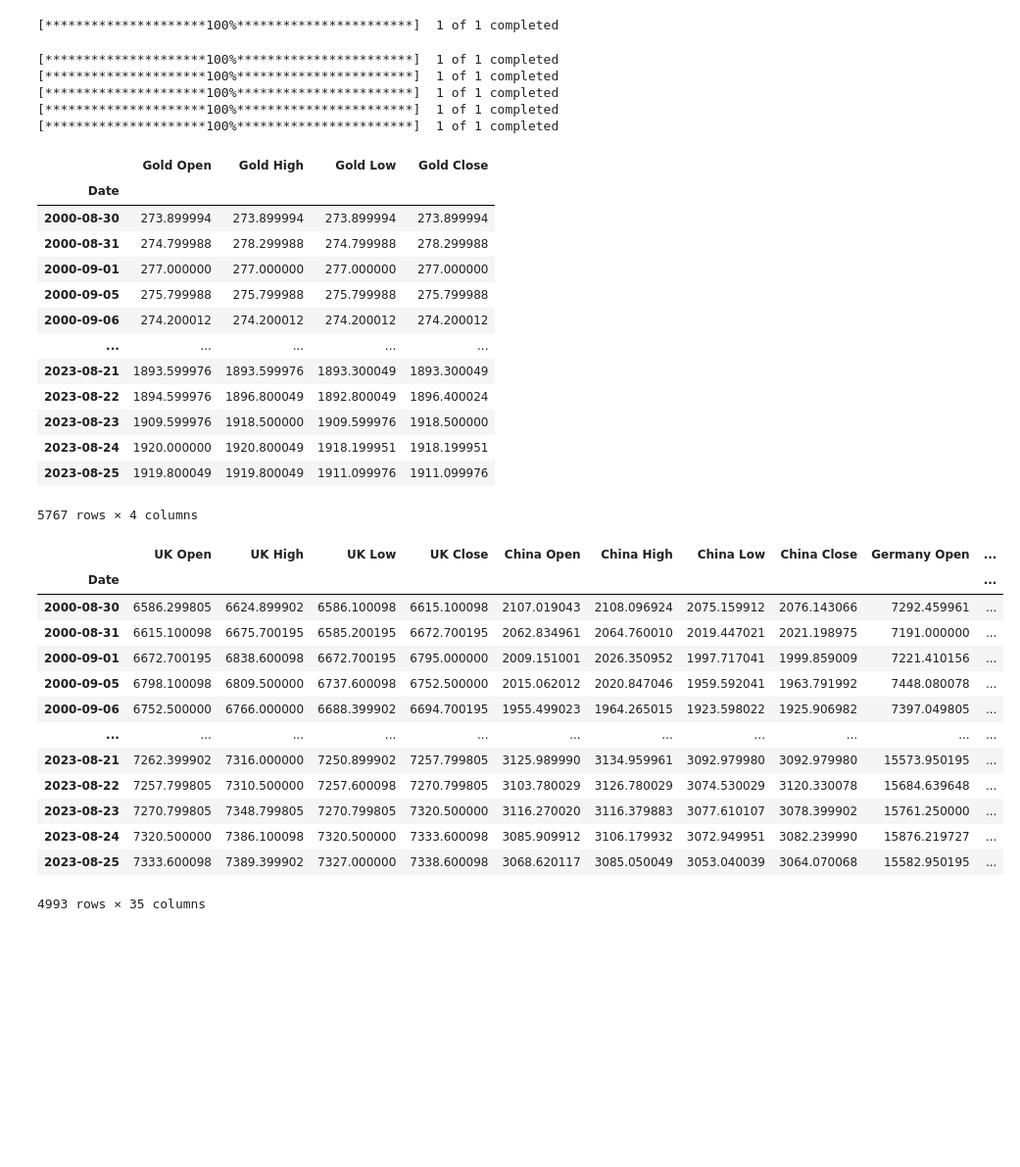
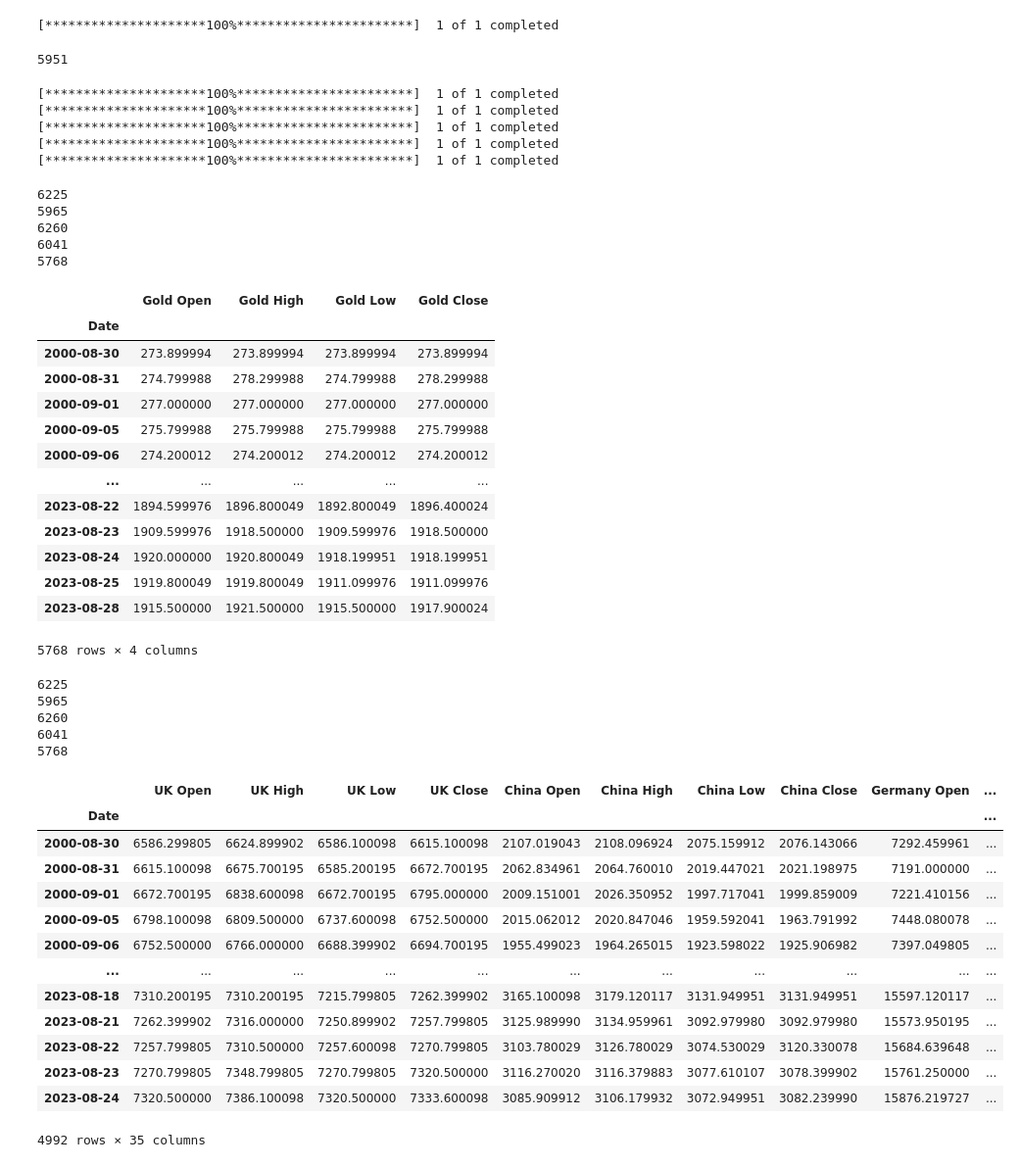
Before and after one commit to kennysiegler/project-four, a Jupyter notebook: RandomForestSPY_Ed.ipynb, the cells around one changed output. Shown at 98% size. Saved outputs shown, nothing was run; the diff lists cells and outputs as text; code cells hidden in the pictures; blank space fills up the shorter version.

```diff
--- a/RandomForestSPY_Ed.ipynb
+++ b/RandomForestSPY_Ed.ipynb
@@ -16,7 +16,7 @@ from sklearn.model_selection import GridSearchCV
 # %%
 def get_data(ticker, year,month,day):
     start = dt.datetime(1999,1,1)
-    end = dt.datetime.now()
+    end = dt.datetime(2023,8,29)
 
 
     df = yf.download(ticker,start,end)
@@ -129,9 +130,18 @@ df['ATR'] = ta.atr(df['High'], df['Low'], df['Close'] )
 # will be used to create a target
 df['Tomorrow'] = df['Close'].shift(-1)
 df['Target'] = (df['Tomorrow'] > df['Close']).astype(int)
-df = df.copy().loc['2000-01-01':]
+df = df.loc['2000-01-01':].copy()
 df.drop('Adj Close', axis=1, inplace=True)
-df.drop(df.tail(1).index, inplace=True)
+
+# save most recent daily data
+#df_most_recent = pd.DataFrame(df.tail(1))
+
+# drop most recent day from dataframe
+#df.drop(df.tail(1).index, inplace=True)
+# %%
+len(df)
+# %% [output]
+5951
 # %%
 # get foreign market and gold data
 UK_df = get_data('^FTSE',1999,1,1)
@@ -145,6 +155,18 @@ gold_df = get_data('GC=F',1999,1,1)
 [*********************100%***********************]  1 of 1 completed
 [*********************100%***********************]  1 of 1 completed
 [*********************100%***********************]  1 of 1 completed
+# %%
+print(len(UK_df))
+print(len(China_df))
+print(len(Germany_df))
+print(len(Japan_df))
+print(len(gold_df))
+# %% [output]
+6225
+5965
+6260
+6041
+5768
 # %%
 # clean foreign market data
 # some have empty volume columns for early 2000's
@@ -206,30 +228,46 @@ gold_df.loc['2000-01-01':]
 | 2000-09-05 | 275.799988 | 275.799988 | 275.799988 | 275.799988 |
 | 2000-09-06 | 274.200012 | 274.200012 | 274.200012 | 274.200012 |
 | ... | ... | ... | ... | ... |
-| 2023-08-21 | 1893.599976 | 1893.599976 | 1893.300049 | 1893.300049 |
 | 2023-08-22 | 1894.599976 | 1896.800049 | 1892.800049 | 1896.400024 |
 | 2023-08-23 | 1909.599976 | 1918.500000 | 1909.599976 | 1918.500000 |
 | 2023-08-24 | 1920.000000 | 1920.800049 | 1918.199951 | 1918.199951 |
 | 2023-08-25 | 1919.800049 | 1919.800049 | 1911.099976 | 1911.099976 |
+| 2023-08-28 | 1915.500000 | 1921.500000 | 1915.500000 | 1917.900024 |
-5767 rows × 4 columns
+5768 rows × 4 columns
+# %%
+print(len(UK_df))
+print(len(China_df))
+print(len(Germany_df))
+print(len(Japan_df))
+print(len(gold_df))
+# %% [output]
+6225
+5965
+6260
+6041
+5768
 # %%
 # merge into one df
 dfs = [UK_df, China_df, Germany_df, Japan_df, gold_df, df]
 df_merged = reduce(lambda  left,right: pd.merge(left,right,on=['Date'],
                                             how='inner'), dfs)
+
+# drop most recent day from dataframe
+df_merged.drop(df_merged.tail(1).index, inplace=True)
+
 df_merged
 # %% [output]
 |  | UK Open | UK High | UK Low | UK Close | China Open | China High | China Low | China Close | Germany Open | ... |
 | Date |  |  |  |  |  |  |  |  |  | ... |
 | 2000-08-30 | 6586.299805 | 6624.899902 | 6586.100098 | 6615.100098 | 2107.019043 | 2108.096924 | 2075.159912 | 2076.143066 | 7292.459961 | ... |
 | 2000-08-31 | 6615.100098 | 6675.700195 | 6585.200195 | 6672.700195 | 2062.834961 | 2064.760010 | 2019.447021 | 2021.198975 | 7191.000000 | ... |
 | 2000-09-01 | 6672.700195 | 6838.600098 | 6672.700195 | 6795.000000 | 2009.151001 | 2026.350952 | 1997.717041 | 1999.859009 | 7221.410156 | ... |
 | 2000-09-05 | 6798.100098 | 6809.500000 | 6737.600098 | 6752.500000 | 2015.062012 | 2020.847046 | 1959.592041 | 1963.791992 | 7448.080078 | ... |
 | 2000-09-06 | 6752.500000 | 6766.000000 | 6688.399902 | 6694.700195 | 1955.499023 | 1964.265015 | 1923.598022 | 1925.906982 | 7397.049805 | ... |
 | ... | ... | ... | ... | ... | ... | ... | ... | ... | ... | ... |
+| 2023-08-18 | 7310.200195 | 7310.200195 | 7215.799805 | 7262.399902 | 3165.100098 | 3179.120117 | 3131.949951 | 3131.949951 | 15597.120117 | ... |
 | 2023-08-21 | 7262.399902 | 7316.000000 | 7250.899902 | 7257.799805 | 3125.989990 | 3134.959961 | 3092.979980 | 3092.979980 | 15573.950195 | ... |
 | 2023-08-22 | 7257.799805 | 7310.500000 | 7257.600098 | 7270.799805 | 3103.780029 | 3126.780029 | 3074.530029 | 3120.330078 | 15684.639648 | ... |
 | 2023-08-23 | 7270.799805 | 7348.799805 | 7270.799805 | 7320.500000 | 3116.270020 | 3116.379883 | 3077.610107 | 3078.399902 | 15761.250000 | ... |
 | 2023-08-24 | 7320.500000 | 7386.100098 | 7320.500000 | 7333.600098 | 3085.909912 | 3106.179932 | 3072.949951 | 3082.239990 | 15876.219727 | ... |
-| 2023-08-25 | 7333.600098 | 7389.399902 | 7327.000000 | 7338.600098 | 3068.620117 | 3085.050049 | 3053.040039 | 3064.070068 | 15582.950195 | ... |
-4993 rows × 35 columns
+4992 rows × 35 columns
```
Also changed, not shown: parts of 21 cells of this notebook, 2 other files.
